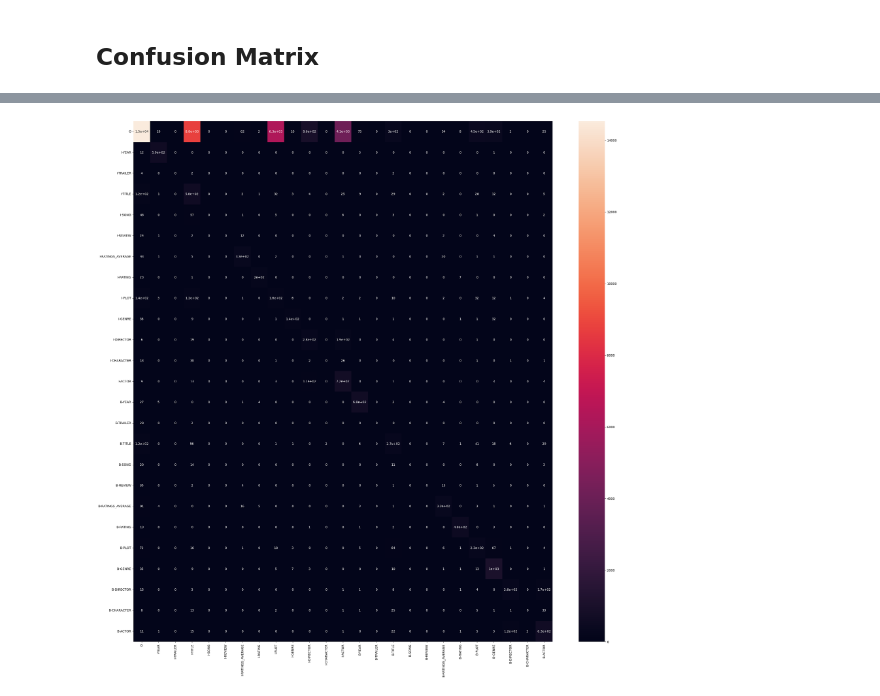
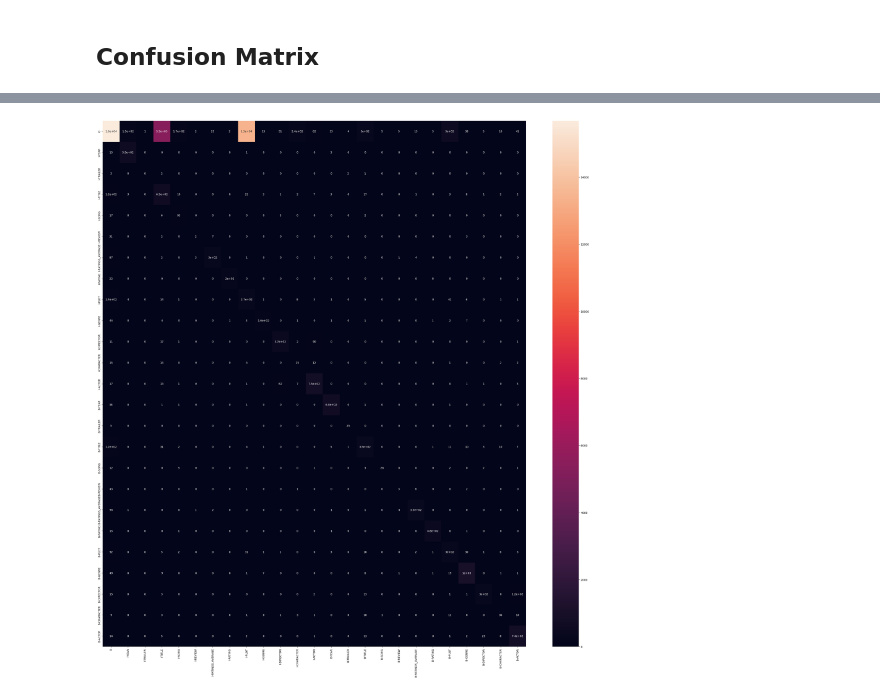
Before and after one commit to vm-mishchenko/2302-nlp-course, a Jupyter notebook: src/week2/NLP_Week_2_Project.ipynb, the cells around one changed output, grey strips where cells are left out. Cells and saved outputs as stored; diff of their text form; code cells hidden in the pictures.

```diff
--- a/src/week2/NLP_Week_2_Project.ipynb
+++ b/src/week2/NLP_Week_2_Project.ipynb
@@ -1045,15 +1112,13 @@ Now that you've worked through the project. There is a lot more for us to try.
 # %% [markdown]
 ## Confusion Matrix
 # %%
-# Render confusion Matrix for Best Model ()
+# Render confusion Matrix for the LSTM Best Model
 
 # train model  for Confusion Matrix
-modelForConfusionMatrix = NERModelLSTM(HParamsLSTMS4)
+modelForConfusionMatrix = NERModelLSTM(HParamsLSTM)
 outputForConfusionMatrix = trainer(
-  model=NamedEntityRecognizerWithF1(modelForConfusionMatrix, HParamsLSTMS4),
-  params=HParamsLSTMS4)
-
-# build matrix
+  model=NamedEntityRecognizerWithF1(modelForConfusionMatrix, HParamsLSTM),
+  params=HParamsLSTM)
 # %% [output]
 GPU available: False, used: False
 TPU available: False, using: 0 TPU cores
@@ -1099,28 +1164,28 @@ Mask:  tensor([1, 1, 1, 1, 1, 1, 1, 1, 1, 1, 0, 0, 0], dtype=torch.int32)
 # %%
 from torchmetrics.functional.classification import multiclass_confusion_matrix
 import matplotlib.pyplot as plt
 import seaborn as sns
 
 num_classes = len(label_encoder.classes_)
 class_names = label_encoder.classes_
 
 true_labels = []
 predicted_labels = []
 for o in outputForConfusionMatrix:
   for b, batch in enumerate(o['label_ids']):
     for t, token_label_id in enumerate(o['label_ids'][b]):
       true_labels.append(token_label_id)
       predicted_label_id = o['predictions'][b][t]
       predicted_labels.append(predicted_label_id)
 true_labels = torch.Tensor(true_labels)
 predicted_labels = torch.Tensor(predicted_labels)
 
 cm = multiclass_confusion_matrix(predicted_labels, true_labels, num_classes=num_classes)
 
 # render
-fig, ax = plt.subplots(figsize=(30, 30))
+fig, ax = plt.subplots(figsize=(35, 35))
 # https://seaborn.pydata.org/generated/seaborn.heatmap.html
 sns.heatmap(cm, annot=True, xticklabels=class_names, yticklabels=class_names)
 plt.show()
 # %% [output]
-[figure, old version]
+[figure, new version]
```
Also changed, not shown: parts of 5 cells of this notebook.
